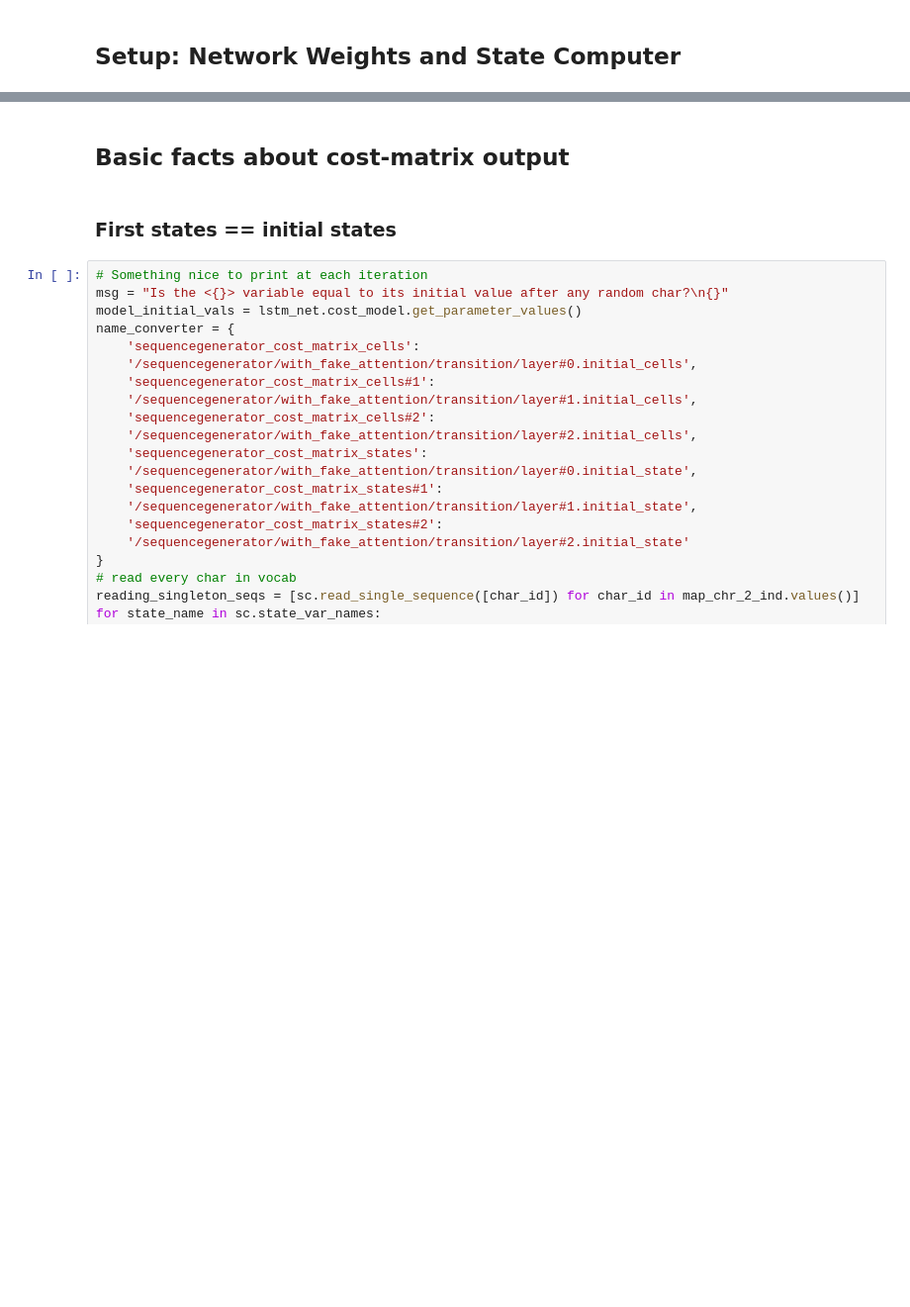
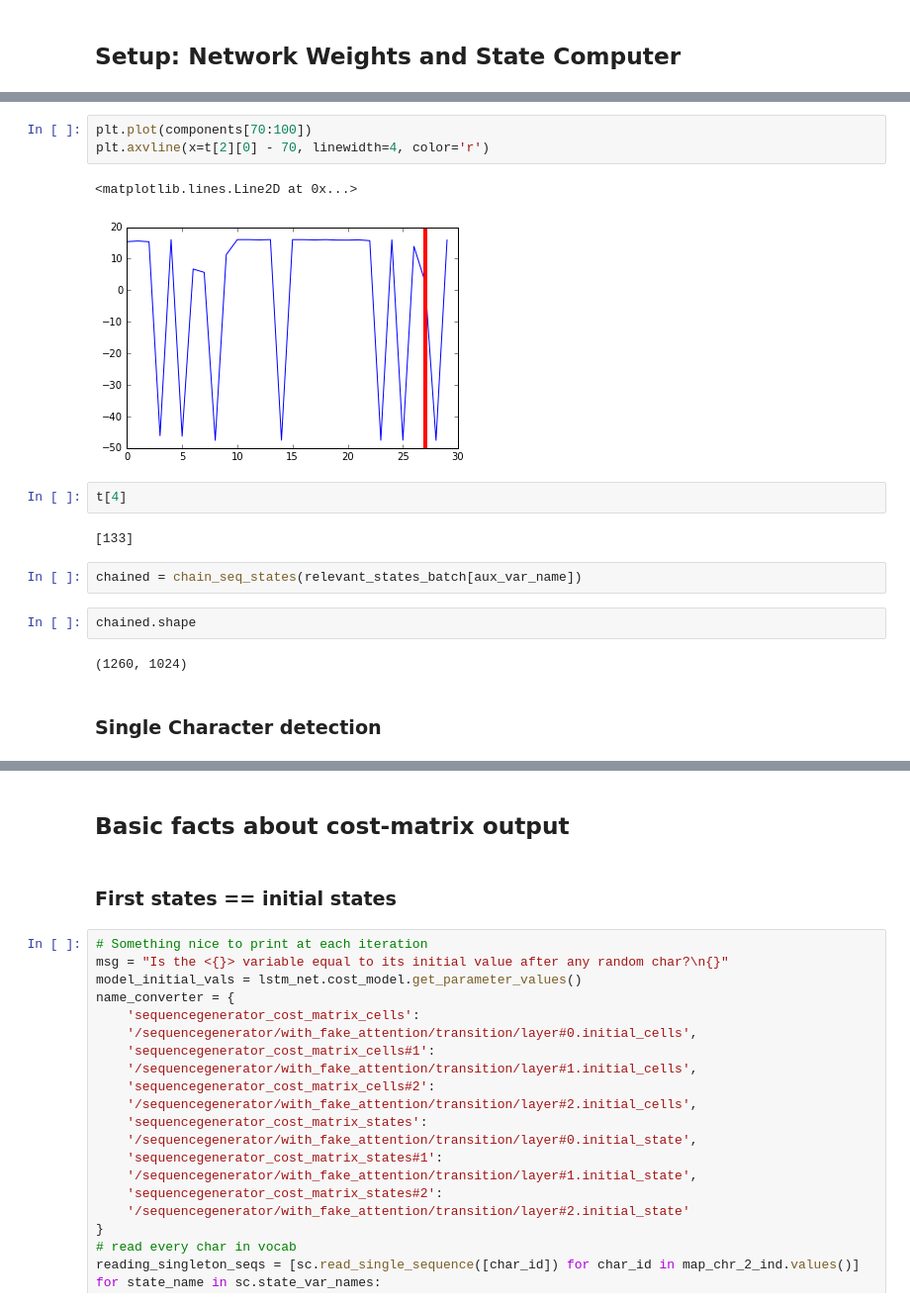
Before and after one commit to Copper-Head/the-three-stooges, a Jupyter notebook: Sandbox.ipynb, the cells around one changed output, grey strips where cells are left out. Shown: that part at 99% size. Saved outputs shown, nothing was run; the diff lists cells and outputs as text; blank space fills up the shorter version.

```diff
--- a/Sandbox.ipynb
+++ b/Sandbox.ipynb
@@ -29,0 +135,18 @@ sc = StateComputer(lstm_net.cost_model, map_chr_2_ind)
+# %%
+plt.plot(components[70:100])
+plt.axvline(x=t[2][0] - 70, linewidth=4, color='r')
+# %% [output]
+<matplotlib.lines.Line2D at 0x...>
+[figure, added]
+# %%
+t[4]
+# %% [output]
+[133]
+# %%
+chained = chain_seq_states(relevant_states_batch[aux_var_name])
+# %%
+chained.shape
+# %% [output]
+(1260, 1024)
+# %% [markdown]
+### Single Character detection
```
Also changed, not shown: parts of 93 cells of this notebook.
